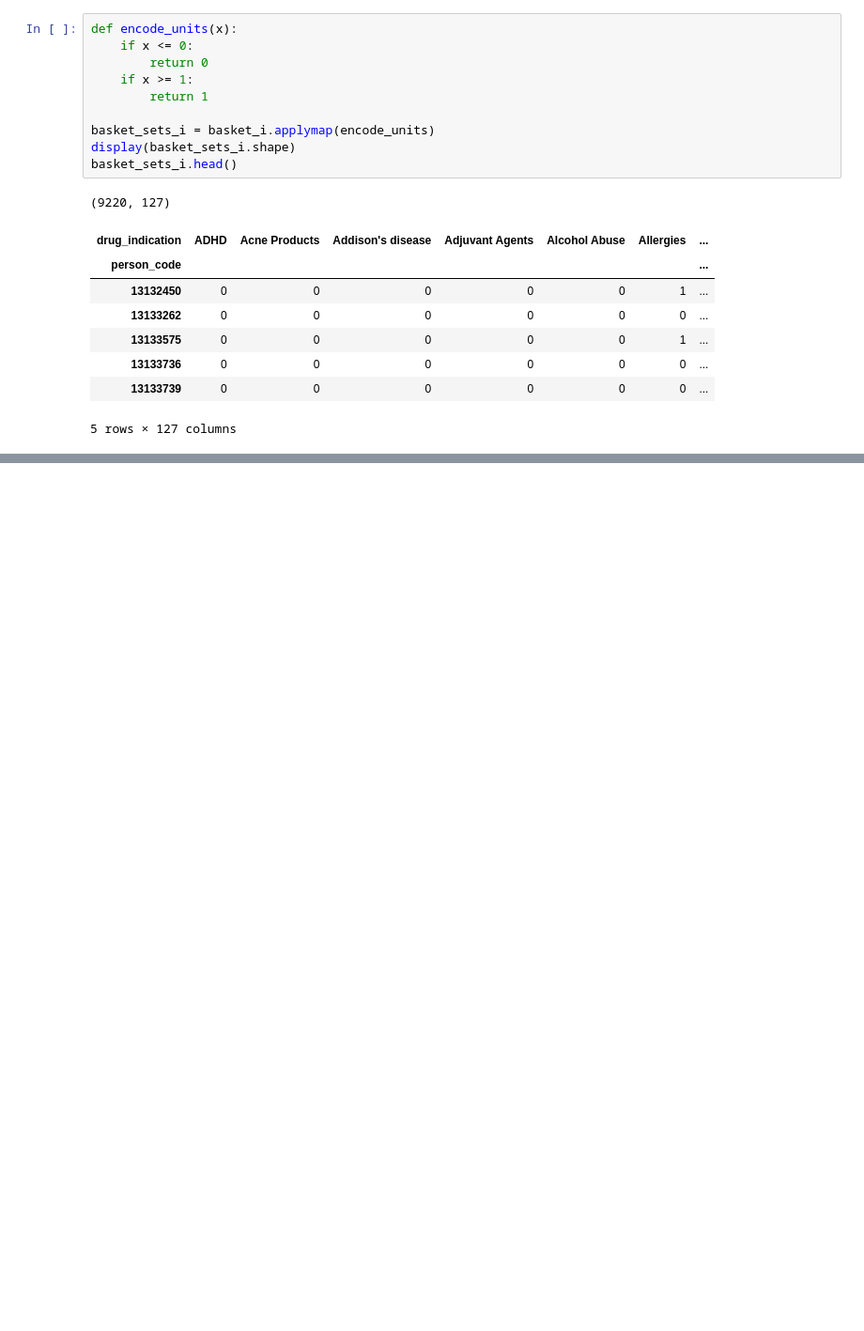
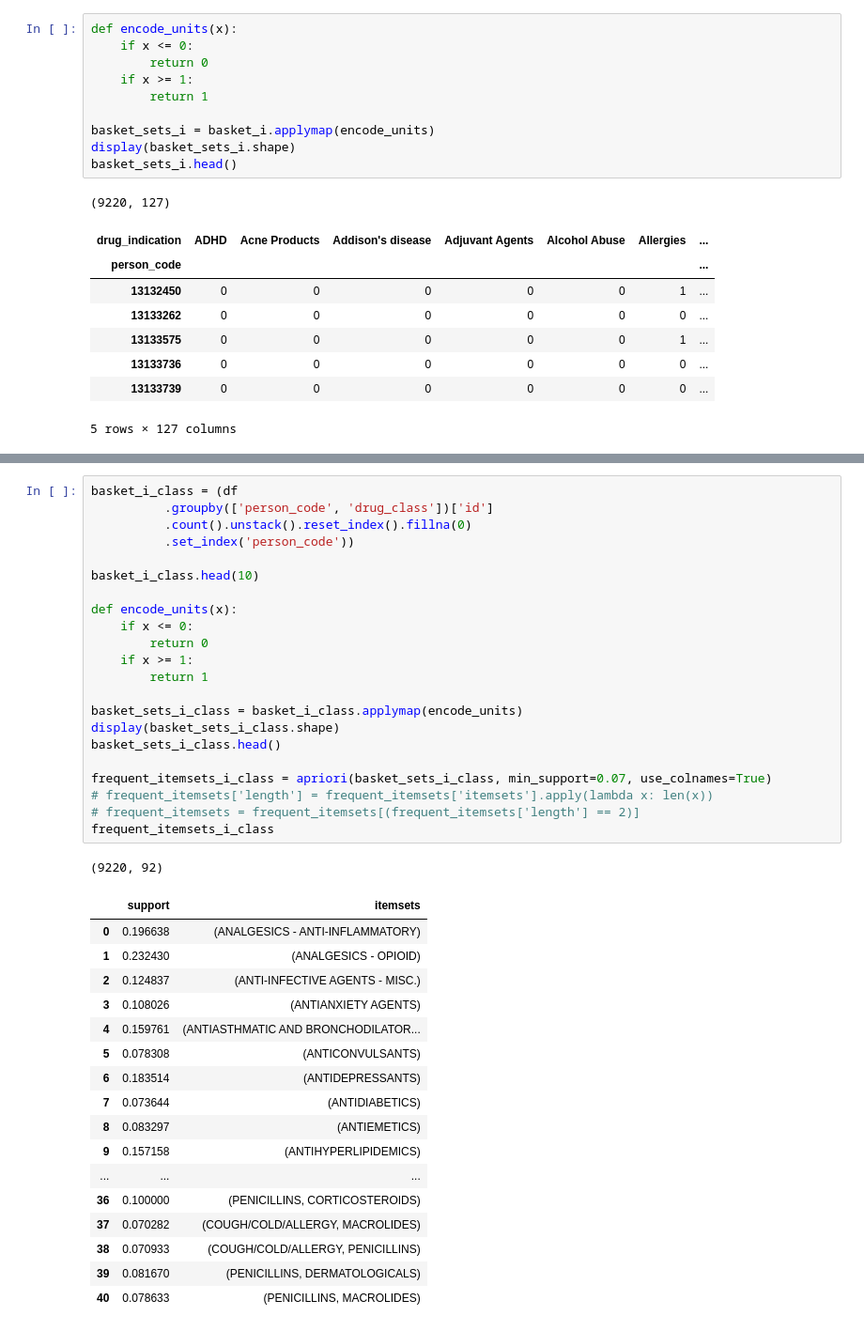
Before and after one commit to DorkNstein/data_modeling, a Jupyter notebook: market_basket_drug.ipynb, the cells around one changed output, grey strips where cells are left out. Shown at 94% size. Cells and saved outputs as stored; diff of their text form; blank space fills up the shorter version.

```diff
--- a/market_basket_drug.ipynb
+++ b/market_basket_drug.ipynb
@@ -236,0 +219,41 @@ rules_i.sort_values(['support','confidence', 'lift'], ascending=[False, False, F
+# %%
+basket_i_class = (df
+          .groupby(['person_code', 'drug_class'])['id']
+          .count().unstack().reset_index().fillna(0)
+          .set_index('person_code'))
+
+basket_i_class.head(10)
+
+def encode_units(x):
+    if x <= 0:
+        return 0
+    if x >= 1:
+        return 1
+
+basket_sets_i_class = basket_i_class.applymap(encode_units)
+display(basket_sets_i_class.shape)
+basket_sets_i_class.head()
+
+frequent_itemsets_i_class = apriori(basket_sets_i_class, min_support=0.07, use_colnames=True)
+# frequent_itemsets['length'] = frequent_itemsets['itemsets'].apply(lambda x: len(x))
+# frequent_itemsets = frequent_itemsets[(frequent_itemsets['length'] == 2)]
+frequent_itemsets_i_class
+# %% [output]
+(9220, 92)
+|  | support | itemsets |
+| 0 | 0.196638 | (ANALGESICS - ANTI-INFLAMMATORY) |
+| 1 | 0.232430 | (ANALGESICS - OPIOID) |
+| 2 | 0.124837 | (ANTI-INFECTIVE AGENTS - MISC.) |
+| 3 | 0.108026 | (ANTIANXIETY AGENTS) |
+| 4 | 0.159761 | (ANTIASTHMATIC AND BRONCHODILATOR... |
+| 5 | 0.078308 | (ANTICONVULSANTS) |
+| 6 | 0.183514 | (ANTIDEPRESSANTS) |
+| 7 | 0.073644 | (ANTIDIABETICS) |
+| 8 | 0.083297 | (ANTIEMETICS) |
+| 9 | 0.157158 | (ANTIHYPERLIPIDEMICS) |
+| ... | ... | ... |
+| 36 | 0.100000 | (PENICILLINS, CORTICOSTEROIDS) |
+| 37 | 0.070282 | (COUGH/COLD/ALLERGY, MACROLIDES) |
+| 38 | 0.070933 | (COUGH/COLD/ALLERGY, PENICILLINS) |
+| 39 | 0.081670 | (PENICILLINS, DERMATOLOGICALS) |
+| 40 | 0.078633 | (PENICILLINS, MACROLIDES) |
```
Also changed, not shown: parts of 8 cells of this notebook, 7 other files.
